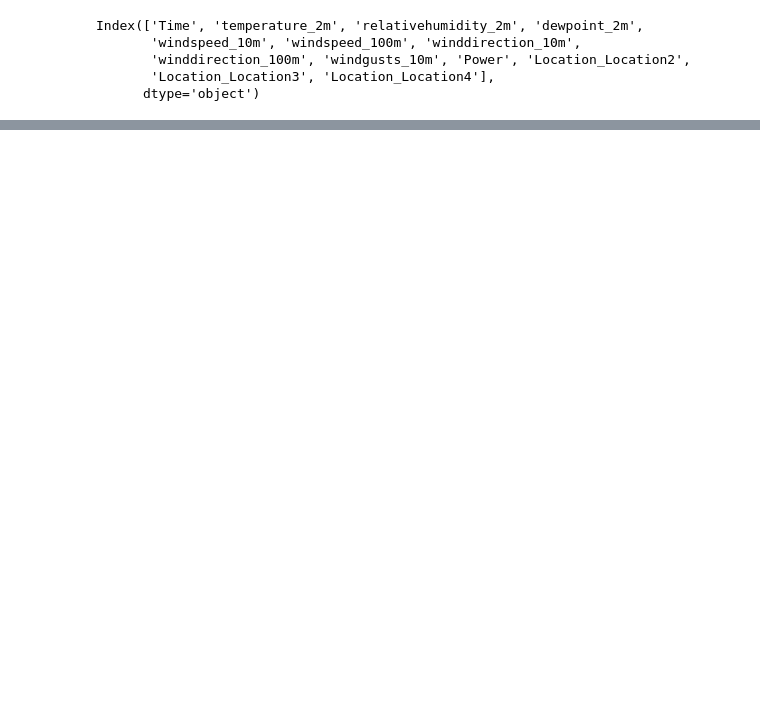
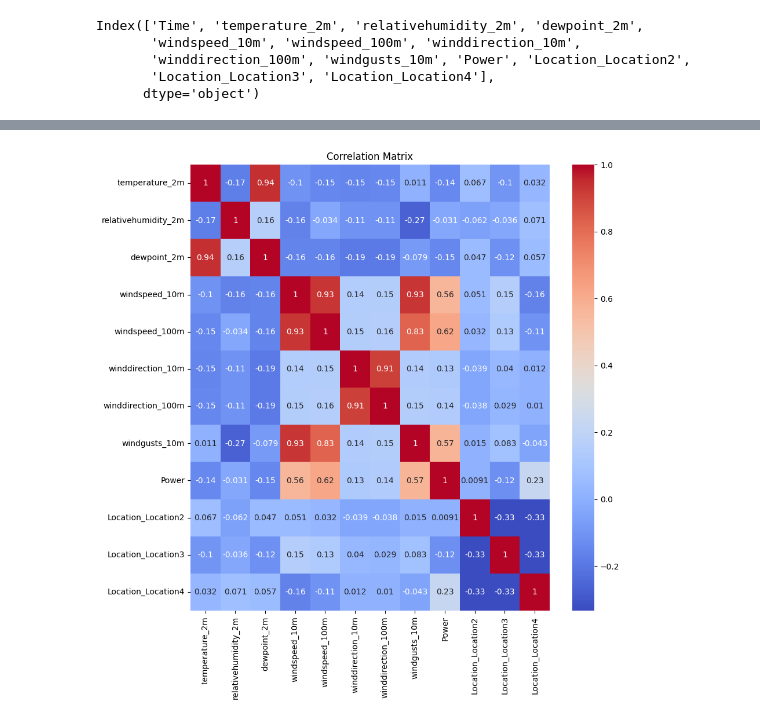
Before and after one commit to ritesh22-11/Wind_Power_Generation_Forecasting, a Jupyter notebook: Wind_Power_Generation_Forecasting/Wind_Power_Generation_Forecasting.ipynb, the cells around one changed output, grey strips where cells are left out. Cells and saved outputs as stored; diff of their text form; code cells hidden in the pictures; blank space fills up the shorter version.

```diff
--- a/Wind_Power_Generation_Forecasting/Wind_Power_Generation_Forecasting.ipynb
+++ b/Wind_Power_Generation_Forecasting/Wind_Power_Generation_Forecasting.ipynb
@@ -156,0 +216,9 @@ merged_data.head()
+# %%
+# Check the correlation between the cols and power
+correlation = merged_data[numerical_columns].corr()
+plt.figure(figsize=(10, 10))
+sns.heatmap(correlation, annot=True, cmap='coolwarm')
+plt.title("Correlation Matrix")
+plt.show()
+# %% [output]
+[figure, added]
```
Also changed, not shown: parts of 10 cells of this notebook.
